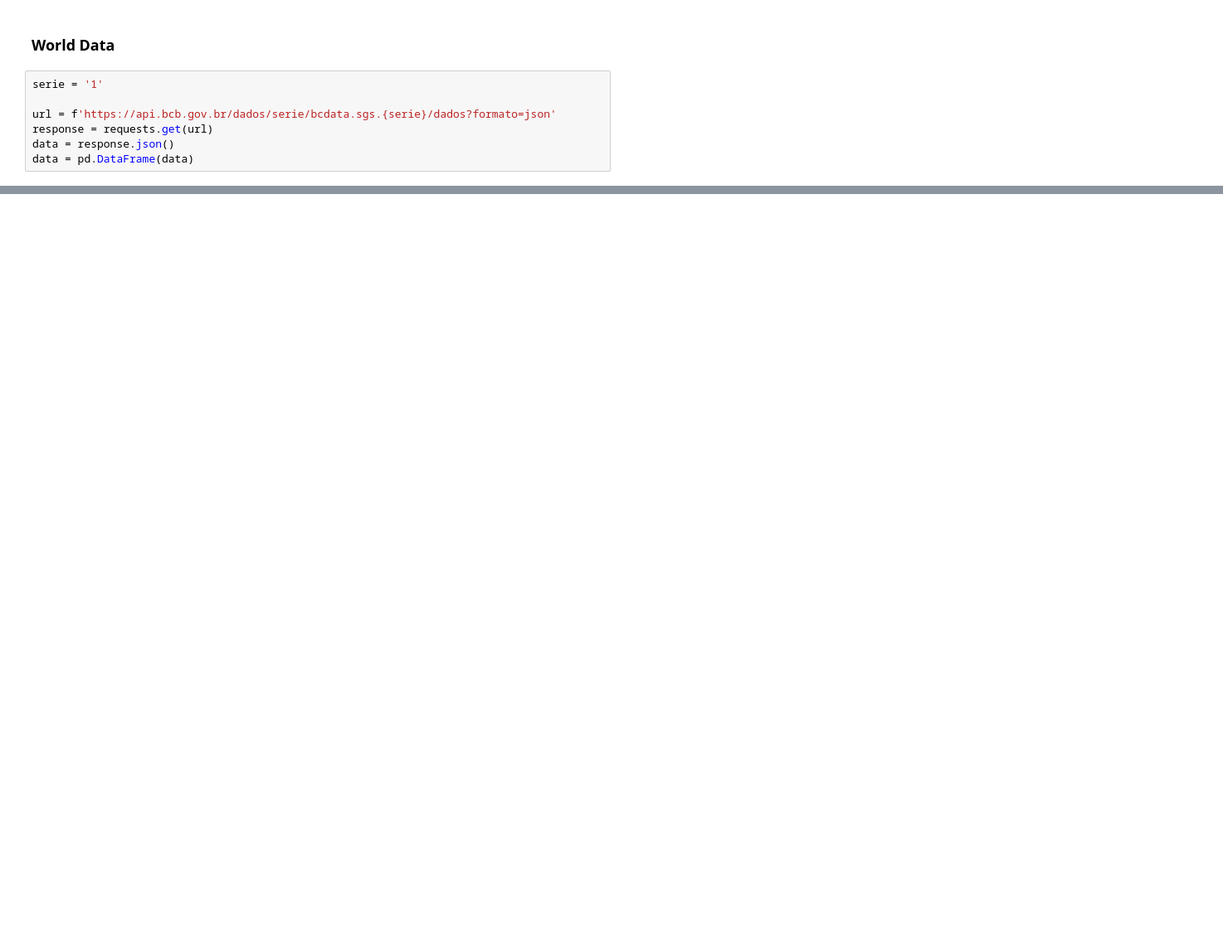
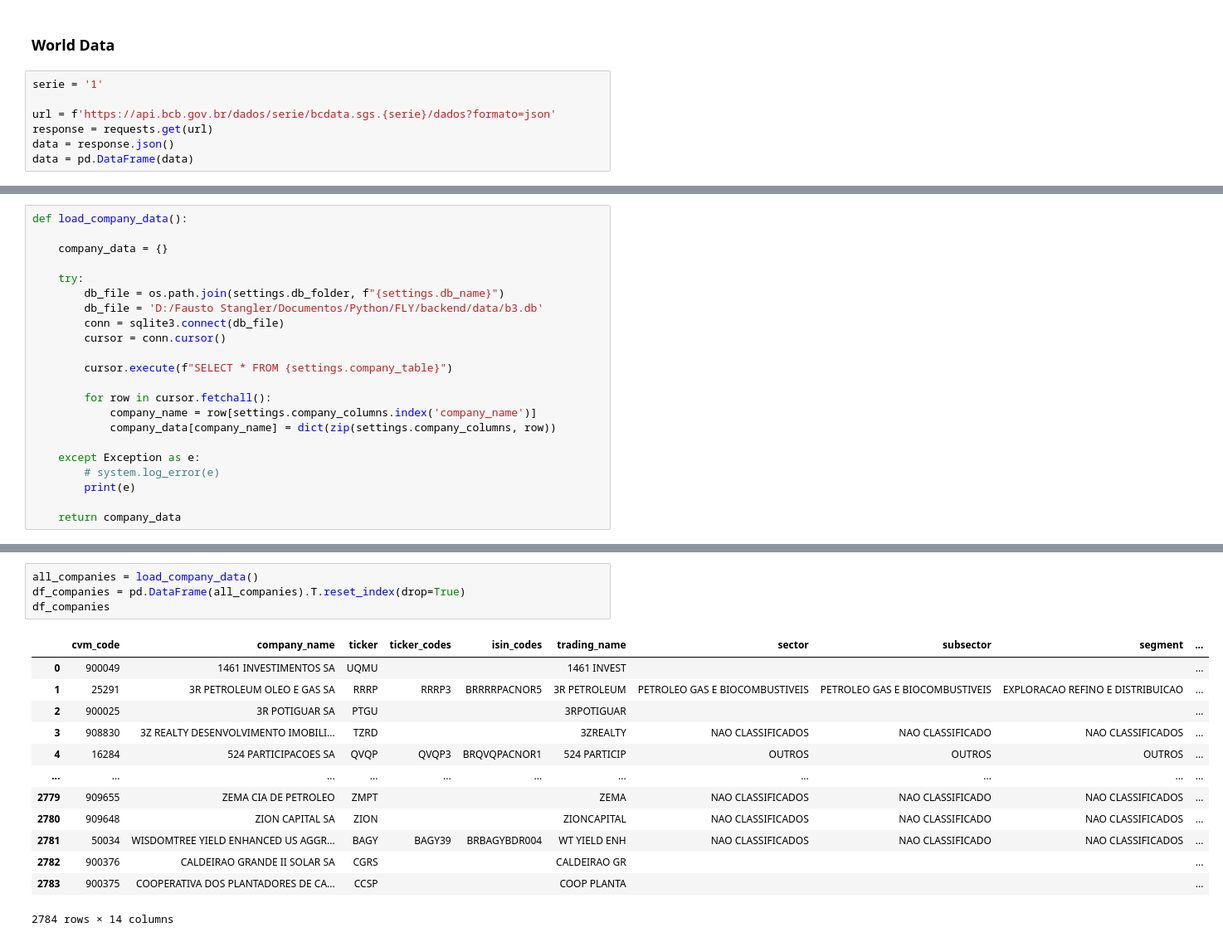
Before and after one commit to faustostangler/FLY, a Jupyter notebook: backend/utils/playground.ipynb, the cells around one changed output, grey strips where cells are left out. Shown: that part at 83% size. Cells and saved outputs as stored; diff of their text form; blank space fills up the shorter version.

```diff
--- a/backend/utils/playground.ipynb
+++ b/backend/utils/playground.ipynb
@@ -3489,0 +3639,22 @@ data2 = yf.download(' '.join(companies2), start=last_date)
+# %%
+def load_company_data():
+
+    company_data = {}
+
+    try:
+        db_file = os.path.join(settings.db_folder, f"{settings.db_name}")
+        db_file = 'D:/Fausto Stangler/Documentos/Python/FLY/backend/data/b3.db'
+        conn = sqlite3.connect(db_file)
+        cursor = conn.cursor()
+
+        cursor.execute(f"SELECT * FROM {settings.company_table}")
+
+        for row in cursor.fetchall():
+            company_name = row[settings.company_columns.index('company_name')]
+            company_data[company_name] = dict(zip(settings.company_columns, row))
+
+    except Exception as e:
+        # system.log_error(e)
+        print(e)
+
+    return company_data
@@ -3489,0 +3682,18 @@ data2 = yf.download(' '.join(companies2), start=last_date)
+# %%
+all_companies = load_company_data()
+df_companies = pd.DataFrame(all_companies).T.reset_index(drop=True)
+df_companies
+# %% [output]
+|  | cvm_code | company_name | ticker | ticker_codes | isin_codes | trading_name | sector | subsector | segment | ... |
+| 0 | 900049 | 1461 INVESTIMENTOS SA | UQMU |  |  | 1461 INVEST |  |  |  | ... |
+| 1 | 25291 | 3R PETROLEUM OLEO E GAS SA | RRRP | RRRP3 | BRRRRPACNOR5 | 3R PETROLEUM | PETROLEO GAS E BIOCOMBUSTIVEIS | PETROLEO GAS E BIOCOMBUSTIVEIS | EXPLORACAO REFINO E DISTRIBUICAO | ... |
+| 2 | 900025 | 3R POTIGUAR SA | PTGU |  |  | 3RPOTIGUAR |  |  |  | ... |
+| 3 | 908830 | 3Z REALTY DESENVOLVIMENTO IMOBILI... | TZRD |  |  | 3ZREALTY | NAO CLASSIFICADOS | NAO CLASSIFICADO | NAO CLASSIFICADOS | ... |
+| 4 | 16284 | 524 PARTICIPACOES SA | QVQP | QVQP3 | BRQVQPACNOR1 | 524 PARTICIP | OUTROS | OUTROS | OUTROS | ... |
+| ... | ... | ... | ... | ... | ... | ... | ... | ... | ... | ... |
+| 2779 | 909655 | ZEMA CIA DE PETROLEO | ZMPT |  |  | ZEMA | NAO CLASSIFICADOS | NAO CLASSIFICADO | NAO CLASSIFICADOS | ... |
+| 2780 | 909648 | ZION CAPITAL SA | ZION |  |  | ZIONCAPITAL | NAO CLASSIFICADOS | NAO CLASSIFICADO | NAO CLASSIFICADOS | ... |
+| 2781 | 50034 | WISDOMTREE YIELD ENHANCED US AGGR... | BAGY | BAGY39 | BRBAGYBDR004 | WT YIELD ENH | NAO CLASSIFICADOS | NAO CLASSIFICADO | NAO CLASSIFICADOS | ... |
+| 2782 | 900376 | CALDEIRAO GRANDE II SOLAR SA | CGRS |  |  | CALDEIRAO GR |  |  |  | ... |
+| 2783 | 900375 | COOPERATIVA DOS PLANTADORES DE CA... | CCSP |  |  | COOP PLANTA |  |  |  | ... |
+2784 rows × 14 columns
```
Also changed, not shown: parts of 37 cells of this notebook, 4 other files.
